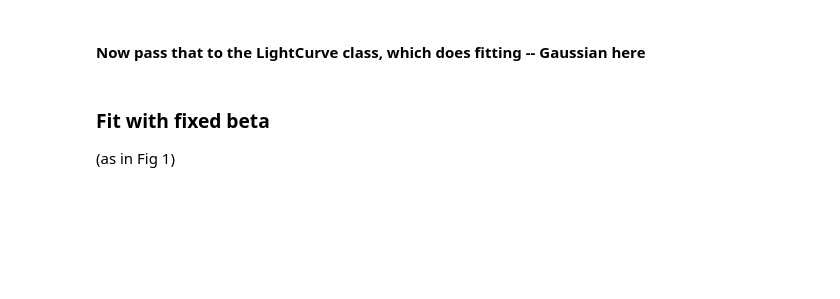
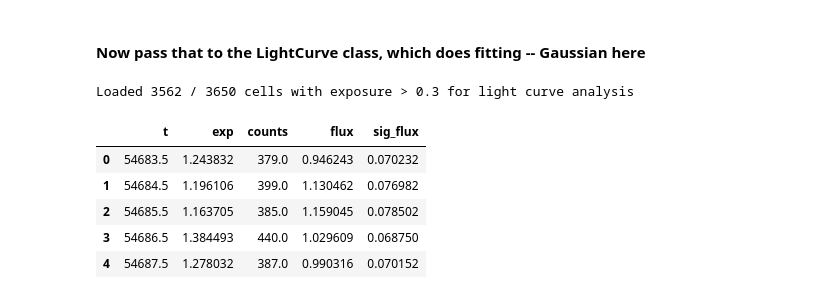
Before and after one commit to tburnett/lat-timing, a Jupyter notebook: notebooks/Geminga gaussian likelihood.ipynb, the cells around one changed output. Drawn from its saved outputs; the diff is of its cells as text; code cells hidden in the pictures; blank space fills up the shorter version.

```diff
--- a/notebooks/Geminga gaussian likelihood.ipynb
+++ b/notebooks/Geminga gaussian likelihood.ipynb
@@ -23,5 +33,8 @@ bw=self.binned_weights()
 # %% [markdown]
 #### Now pass that to the LightCurve class, which does fitting -- Gaussian here
 # %%
-lc = light_curve.LightCurve(bw);
-%time lc.fit(fix_beta=False)
+reload(light_curve)
+lc = light_curve.LightCurve(bw, rep='gauss');
+lc.fit()
+# %% [output]
+Loaded 3562 / 3650 cells with exposure > 0.3 for light curve analysis
@@ -31,3 +40,0 @@ lc.flux_plot(title=' ')
-# %% [markdown]
-### Fit with fixed beta
-(as in Fig 1)
@@ -36,3 +41,12 @@ lc.flux_plot(title=' ')
+# %%
+lc.fit_df.head()
+# %% [output]
+|  | t | exp | counts | flux | sig_flux |
+| 0 | 54683.5 | 1.243832 | 379.0 | 0.946243 | 0.070232 |
+| 1 | 54684.5 | 1.196106 | 399.0 | 1.130462 | 0.076982 |
+| 2 | 54685.5 | 1.163705 | 385.0 | 1.159045 | 0.078502 |
+| 3 | 54686.5 | 1.384493 | 440.0 | 1.029609 | 0.068750 |
+| 4 | 54687.5 | 1.278032 | 387.0 | 0.990316 | 0.070152 |
 # %%
 lc.fit_hists(title = 'Geminga, fixed beta')
 lc.flux_plot(title=' ')
```
Also changed, not shown: parts of 7 cells of this notebook, 3 other files.
